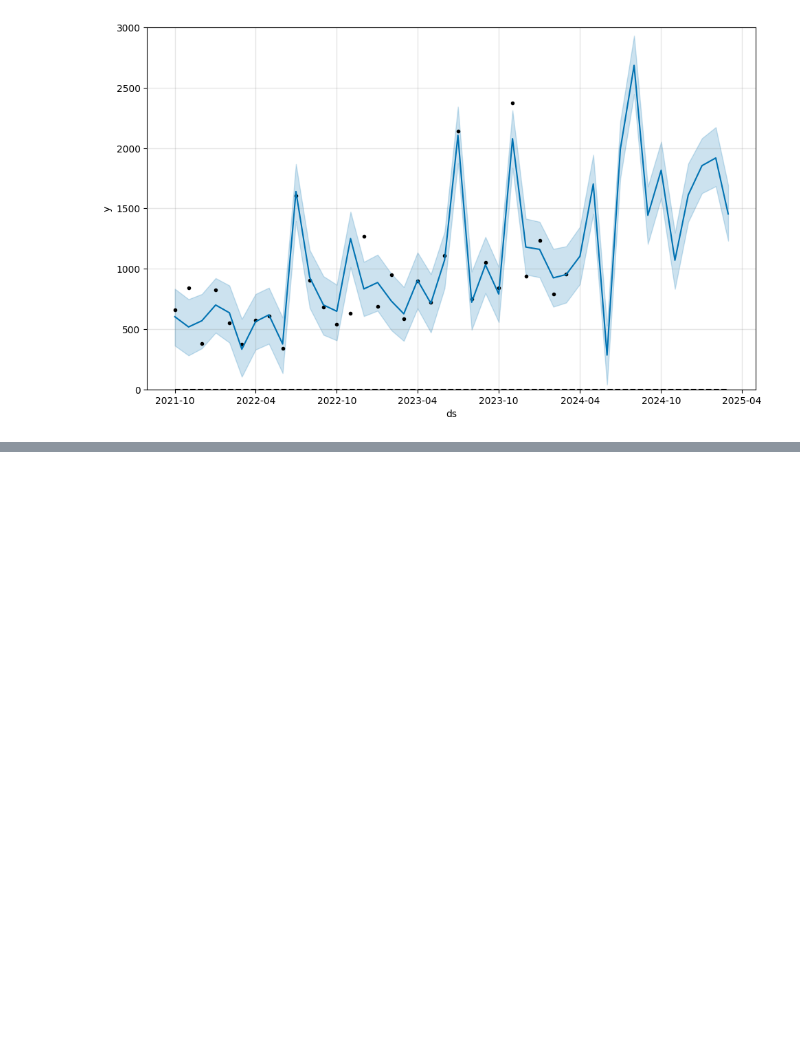
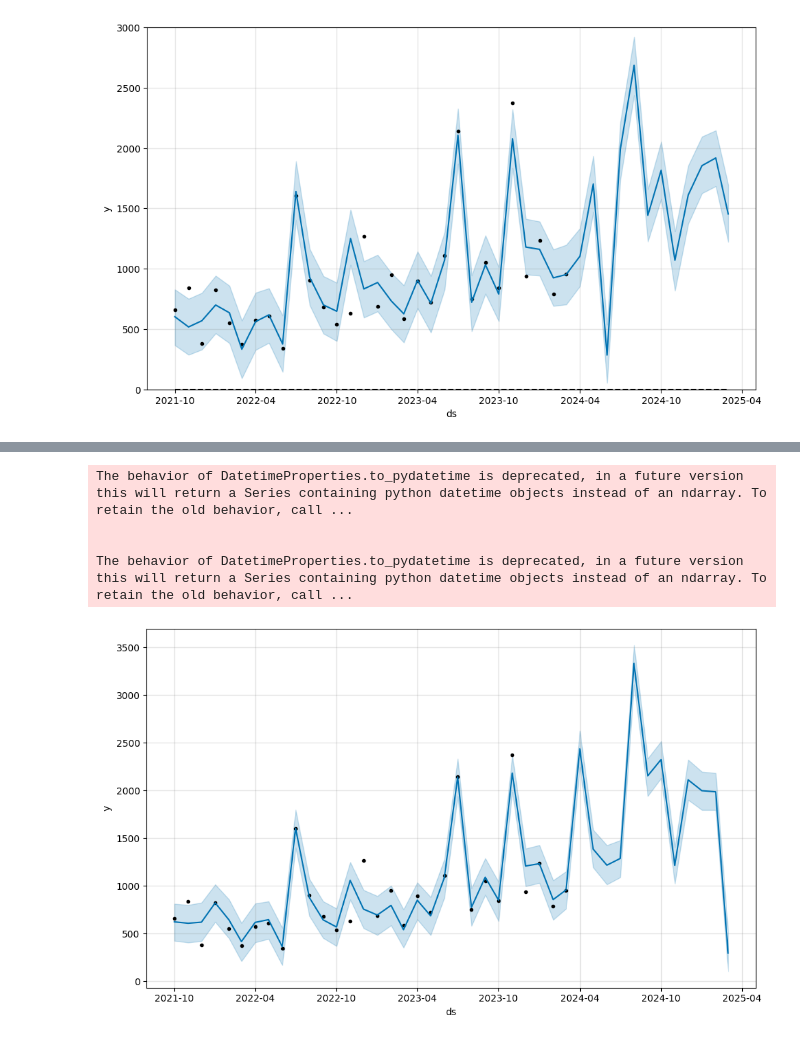
Before and after one commit to Mkranj/time_series_expenses, a Jupyter notebook: scripts/basic_timeseries.ipynb, the cells around one changed output, grey strips where cells are left out. Saved outputs shown, nothing was run; the diff lists cells and outputs as text; code cells hidden in the pictures; blank space fills up the shorter version.

Commit message:
Implement monthly seasonality

```diff
--- a/scripts/basic_timeseries.ipynb
+++ b/scripts/basic_timeseries.ipynb
@@ -108,0 +111,9 @@ The behavior of DatetimeProperties.to_pydatetime is deprecated, in a future vers
+# %%
+monthly_model = Prophet(yearly_seasonality= True, weekly_seasonality= False, daily_seasonality=False)
+# Info for monthly seasonality: https://stackoverflow.com/a/71810822/21445669
+monthly_model.add_seasonality(
+    name = "monthly",
+    period = 30.5,
+    fourier_order= 5
+)
+monthly_model.fit(monthly)
@@ -108,0 +124,6 @@ The behavior of DatetimeProperties.to_pydatetime is deprecated, in a future vers
+# %%
+# Predict next year
+future = monthly_model.make_future_dataframe(periods = 12, freq = "MS")
+forecast = monthly_model.predict(future)[["ds", "yhat", "yhat_lower", "yhat_upper"]]
+
+forecast.tail(13)
@@ -108,0 +145,9 @@ The behavior of DatetimeProperties.to_pydatetime is deprecated, in a future vers
+# %%
+# Automatic plotting of a given dataframe
+figure2 = monthly_model.plot(forecast)
+# %% [output]
+The behavior of DatetimeProperties.to_pydatetime is deprecated, in a future version this will return a Series containing python datetime objects instead of an ndarray. To retain the old behavior, call ...
+
+
+The behavior of DatetimeProperties.to_pydatetime is deprecated, in a future version this will return a Series containing python datetime objects instead of an ndarray. To retain the old behavior, call ...
+[figure, added]
```
Also changed, not shown: parts of 6 cells of this notebook.
